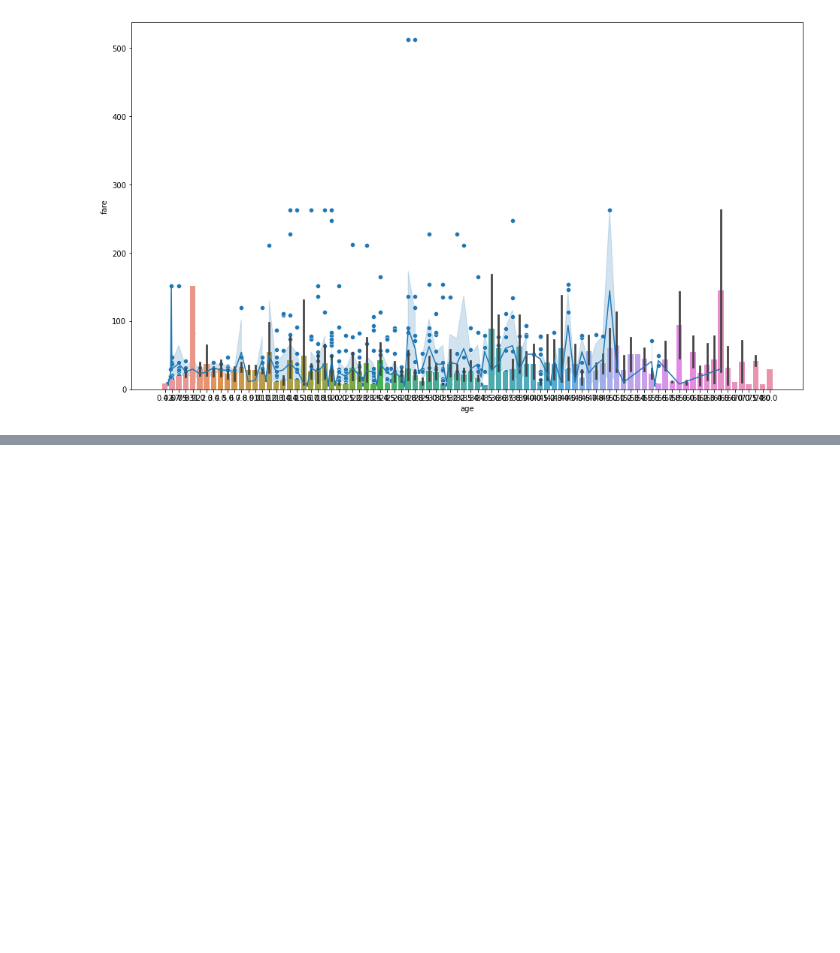
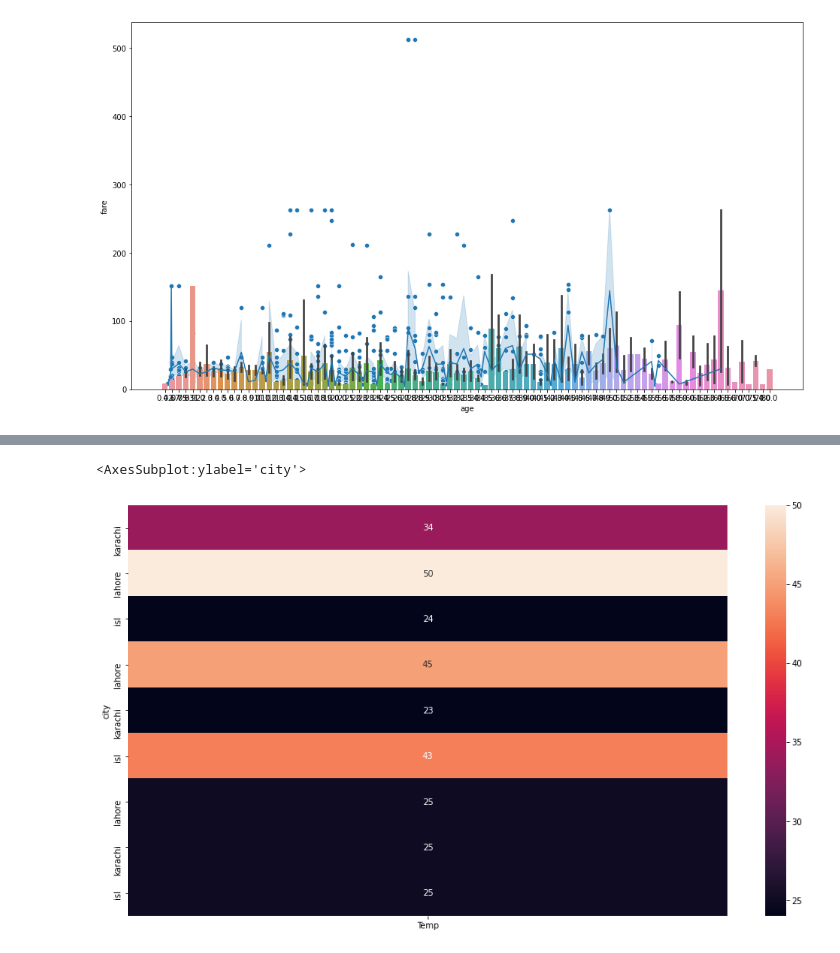
Before and after one commit to MalikHUR639/seaborn_exercise, a Jupyter notebook: Seaborn.ipynb, the cells around one changed output, grey strips where cells are left out. Drawn from its saved outputs; the diff is of its cells as text; code cells hidden in the pictures; blank space fills up the shorter version.

```diff
--- a/Seaborn.ipynb
+++ b/Seaborn.ipynb
@@ -172,0 +214,6 @@ sns.scatterplot(x=titanic.age,y=titanic.fare,data=titanic)
+# %%
+plt.figure(figsize=(16,9))
+sns.heatmap(df,annot=True,vmin=24,vmax=50)
+# %% [output]
+<AxesSubplot:ylabel='city'>
+[figure, added]
```
Also changed, not shown: parts of 19 cells of this notebook.
